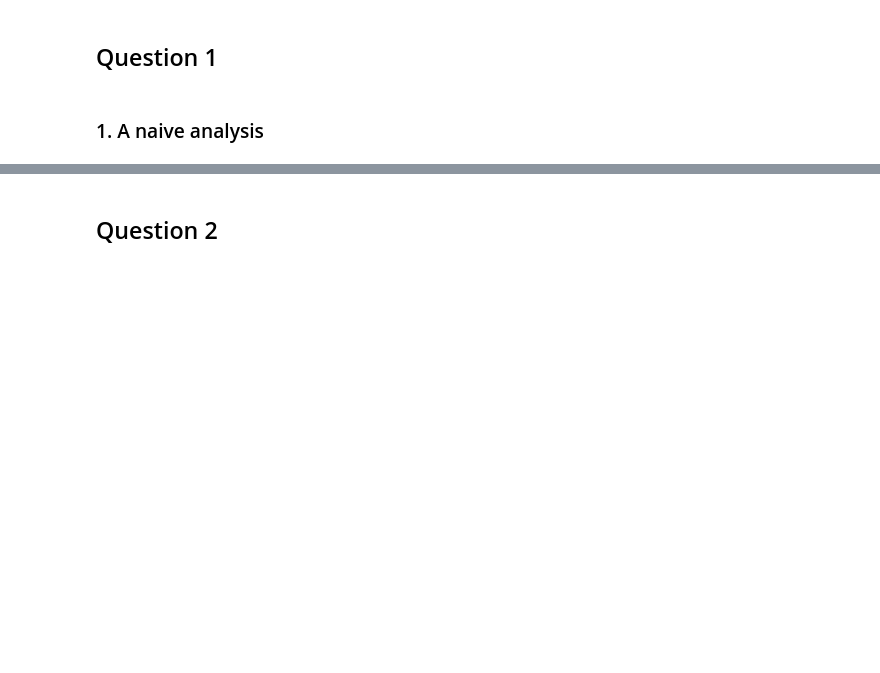
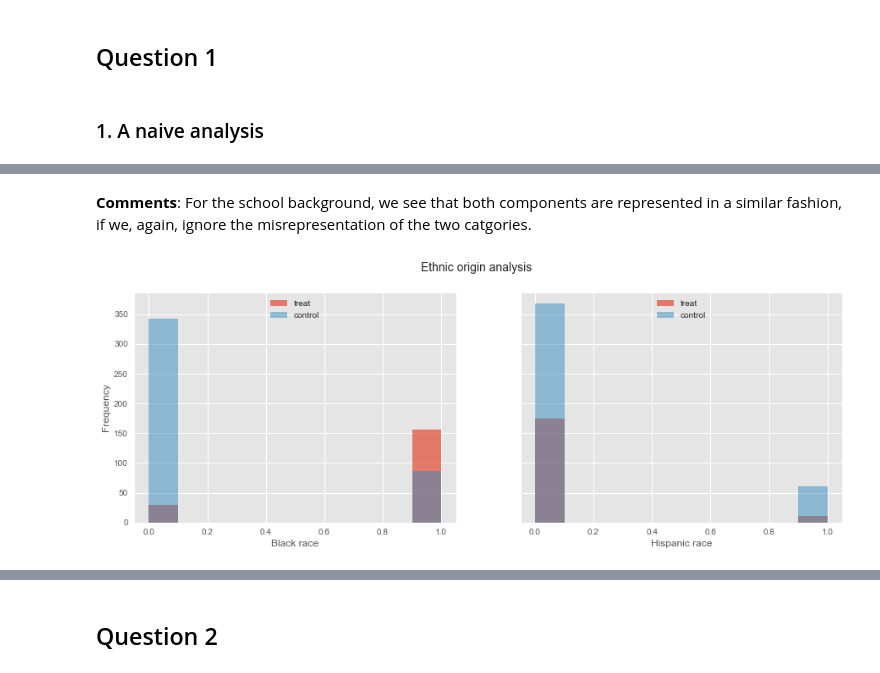
Before and after one commit to Timonzimm/CS-401, a Jupyter notebook: HW04/Homework4.ipynb, the cells around one changed output, grey strips where cells are left out. Saved outputs shown, nothing was run; the diff lists cells and outputs as text; code cells hidden in the pictures; blank space fills up the shorter version.

```diff
--- a/HW04/Homework4.ipynb
+++ b/HW04/Homework4.ipynb
@@ -183,0 +239,7 @@ plt.show()
+# %% [markdown]
+**Comments**: For the school background, we see that both components are represented in a similar fashion, if we, again, ignore the misrepresentation of the two catgories.
+# %%
+plot_(treat_group_o, control_group_o, 'Ethnic origin analysis', 'black', 'Black race', 'upper center',
+      'hispan', 'Hispanic race', 'upper center')
+# %% [output]
+[figure, added]
```
Also changed, not shown: parts of 33 cells of this notebook.
